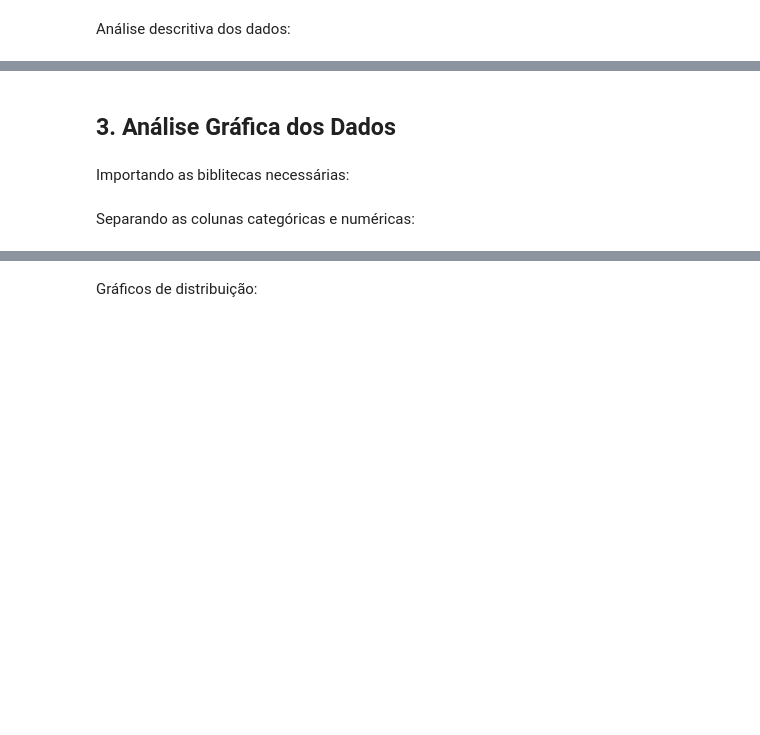
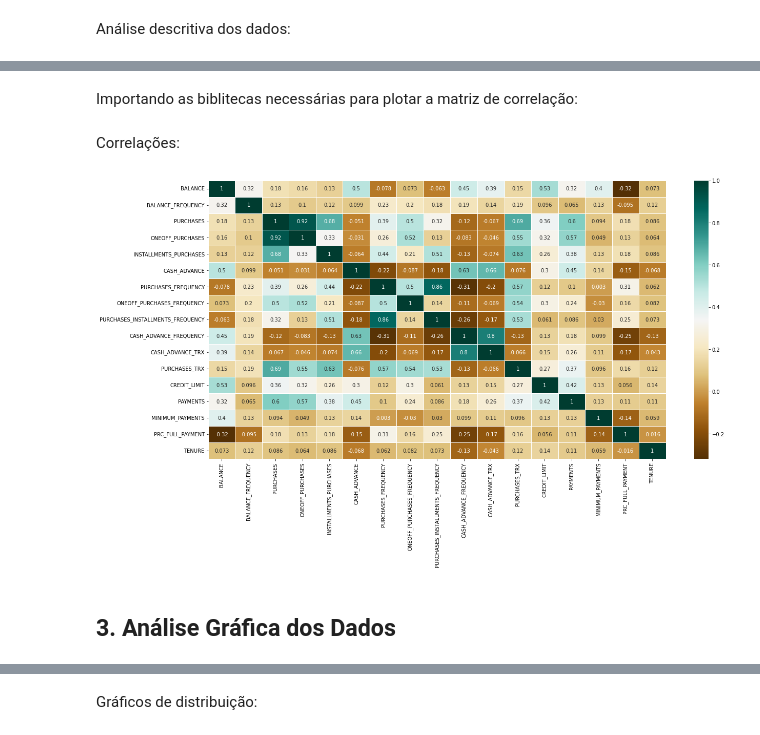
Before and after one commit to arnonvichy/exercicio_kmeans_dadosTabulares, a Jupyter notebook: Exercício - Kmeans - Dados Tabulares.ipynb, the cells around one changed output, grey strips where cells are left out. Saved outputs shown, nothing was run; the diff lists cells and outputs as text; code cells hidden in the pictures; blank space fills up the shorter version.

```diff
--- a/Exercício - Kmeans - Dados Tabulares.ipynb
+++ b/Exercício - Kmeans - Dados Tabulares.ipynb
@@ -24,3 +26,5 @@ df.head()
+# %%
+df.drop(columns = 'CUST_ID', inplace = True)
 # %% [markdown]
 Descrição das _features_ do dataset:
 
@@ -119,3 +121,5 @@ df.describe().T
 | MINIMUM_PAYMENTS | 8637.0 | 864.206542 | 2372.446607 | 0.019163 | 169.123707 | 312.343947 | 825.485459 | 76406.20752 |
 | PRC_FULL_PAYMENT | 8950.0 | 0.153715 | 0.292499 | 0.000000 | 0.000000 | 0.000000 | 0.142857 | 1.00000 |
 | TENURE | 8950.0 | 11.517318 | 1.338331 | 6.000000 | 12.000000 | 12.000000 | 12.000000 | 12.00000 |
+# %% [markdown]
+Importando as biblitecas necessárias para plotar a matriz de correlação:
@@ -122,4 +129,10 @@ df.describe().T
+# %% [markdown]
+Correlações:
+# %%
+plt.figure(figsize = (20,10))
+sns.heatmap(df.corr(), annot = True, linewidths = 0.5, cmap = 'BrBG')
+plt.show()
+# %% [output]
+[figure, added]
 # %% [markdown]
 ## 3. Análise Gráfica dos Dados
-# %% [markdown]
-Importando as biblitecas necessárias:
@@ -129,2 +138,0 @@ import seaborn as sns
-# %% [markdown]
-Separando as colunas categóricas e numéricas:
```
Also changed, not shown: parts of 21 cells of this notebook.
